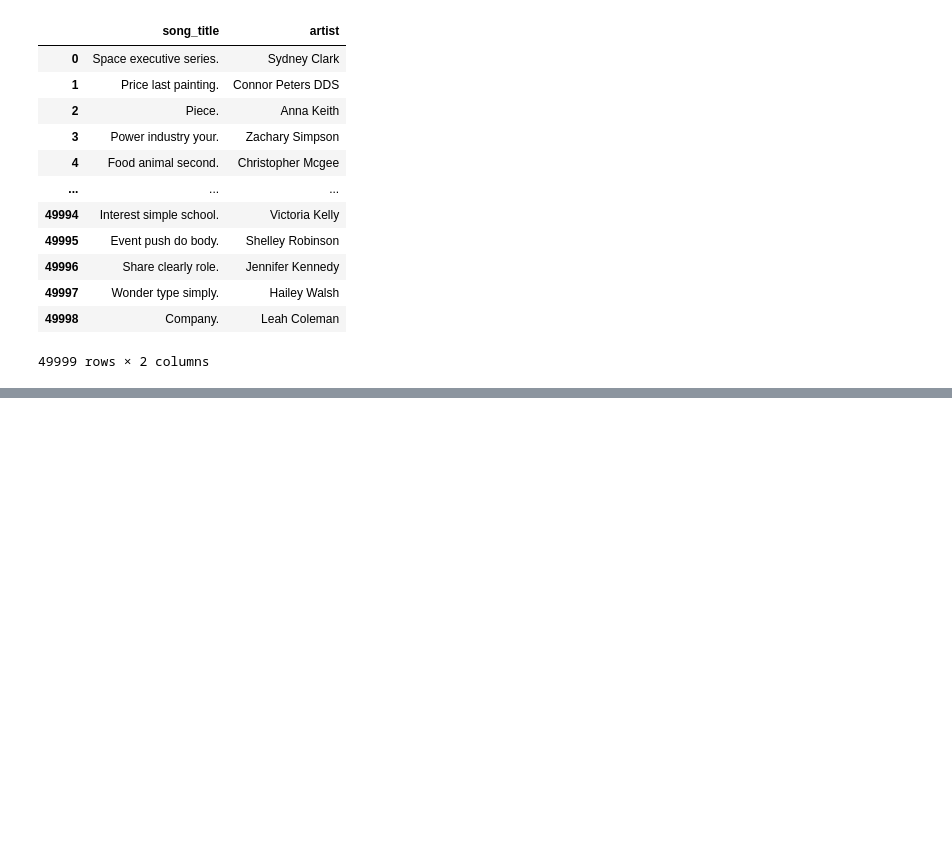
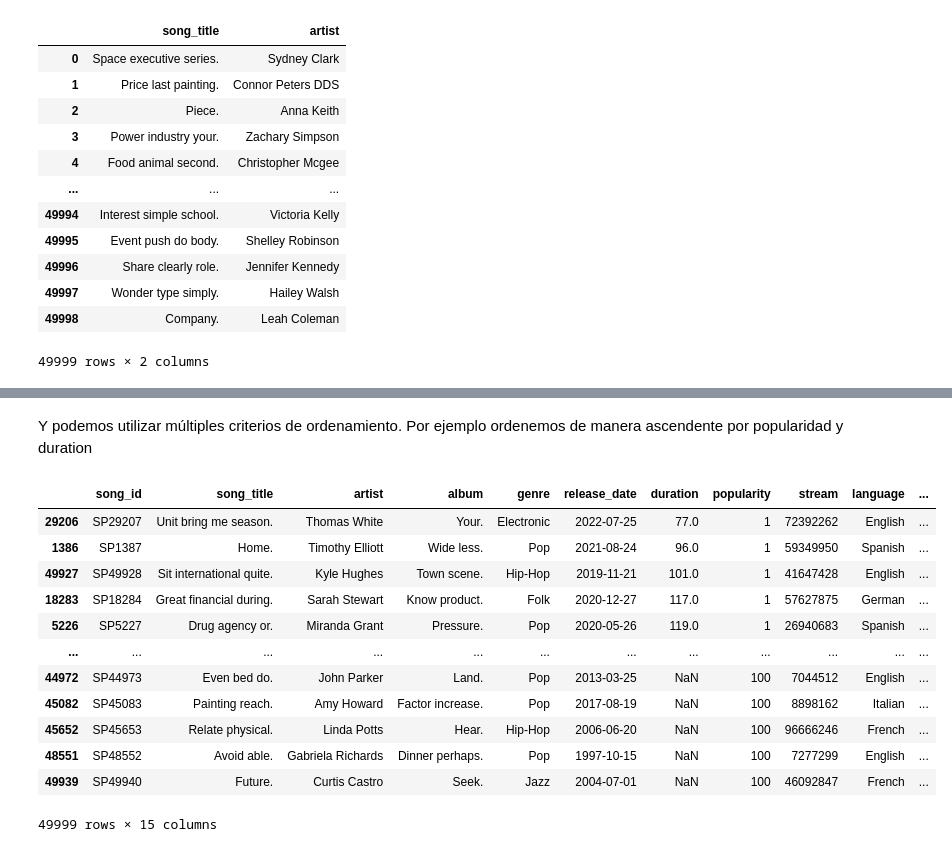
Before and after one commit to noebenitezb/miWeb, a Jupyter notebook: Welcome_To_Colab.ipynb, the cells around one changed output, grey strips where cells are left out. Saved outputs shown, nothing was run; the diff lists cells and outputs as text; code cells hidden in the pictures; blank space fills up the shorter version.

```diff
--- a/Welcome_To_Colab.ipynb
+++ b/Welcome_To_Colab.ipynb
@@ -279,0 +394,18 @@ df_csv[['song_title','artist']]
+# %% [markdown]
+Y podemos utilizar múltiples criterios de ordenamiento. Por ejemplo ordenemos de manera ascendente por popularidad y duration
+# %%
+df_csv.sort_values(by=['popularity','duration'])
+# %% [output]
+|  | song_id | song_title | artist | album | genre | release_date | duration | popularity | stream | language | ... |
+| 29206 | SP29207 | Unit bring me season. | Thomas White | Your. | Electronic | 2022-07-25 | 77.0 | 1 | 72392262 | English | ... |
+| 1386 | SP1387 | Home. | Timothy Elliott | Wide less. | Pop | 2021-08-24 | 96.0 | 1 | 59349950 | Spanish | ... |
+| 49927 | SP49928 | Sit international quite. | Kyle Hughes | Town scene. | Hip-Hop | 2019-11-21 | 101.0 | 1 | 41647428 | English | ... |
+| 18283 | SP18284 | Great financial during. | Sarah Stewart | Know product. | Folk | 2020-12-27 | 117.0 | 1 | 57627875 | German | ... |
+| 5226 | SP5227 | Drug agency or. | Miranda Grant | Pressure. | Pop | 2020-05-26 | 119.0 | 1 | 26940683 | Spanish | ... |
+| ... | ... | ... | ... | ... | ... | ... | ... | ... | ... | ... | ... |
+| 44972 | SP44973 | Even bed do. | John Parker | Land. | Pop | 2013-03-25 | NaN | 100 | 7044512 | English | ... |
+| 45082 | SP45083 | Painting reach. | Amy Howard | Factor increase. | Pop | 2017-08-19 | NaN | 100 | 8898162 | Italian | ... |
+| 45652 | SP45653 | Relate physical. | Linda Potts | Hear. | Hip-Hop | 2006-06-20 | NaN | 100 | 96666246 | French | ... |
+| 48551 | SP48552 | Avoid able. | Gabriela Richards | Dinner perhaps. | Pop | 1997-10-15 | NaN | 100 | 7277299 | English | ... |
+| 49939 | SP49940 | Future. | Curtis Castro | Seek. | Jazz | 2004-07-01 | NaN | 100 | 46092847 | French | ... |
+49999 rows × 15 columns
```
Also changed, not shown: parts of 31 cells of this notebook.
